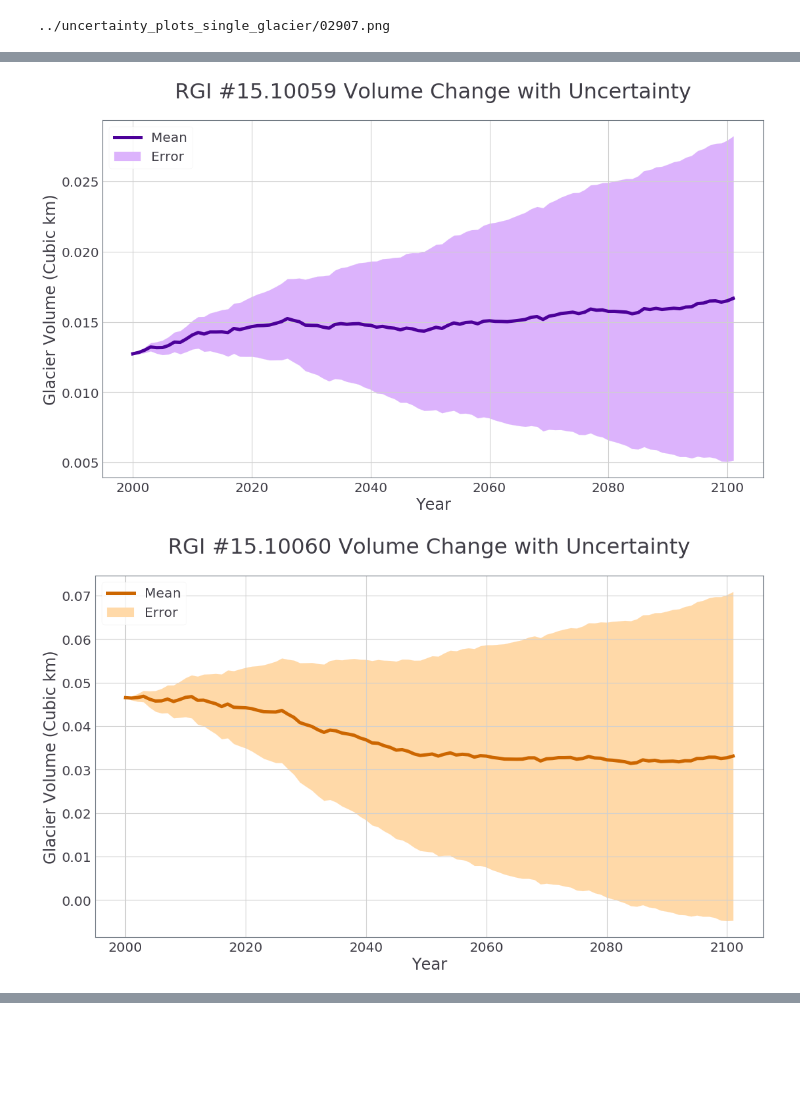
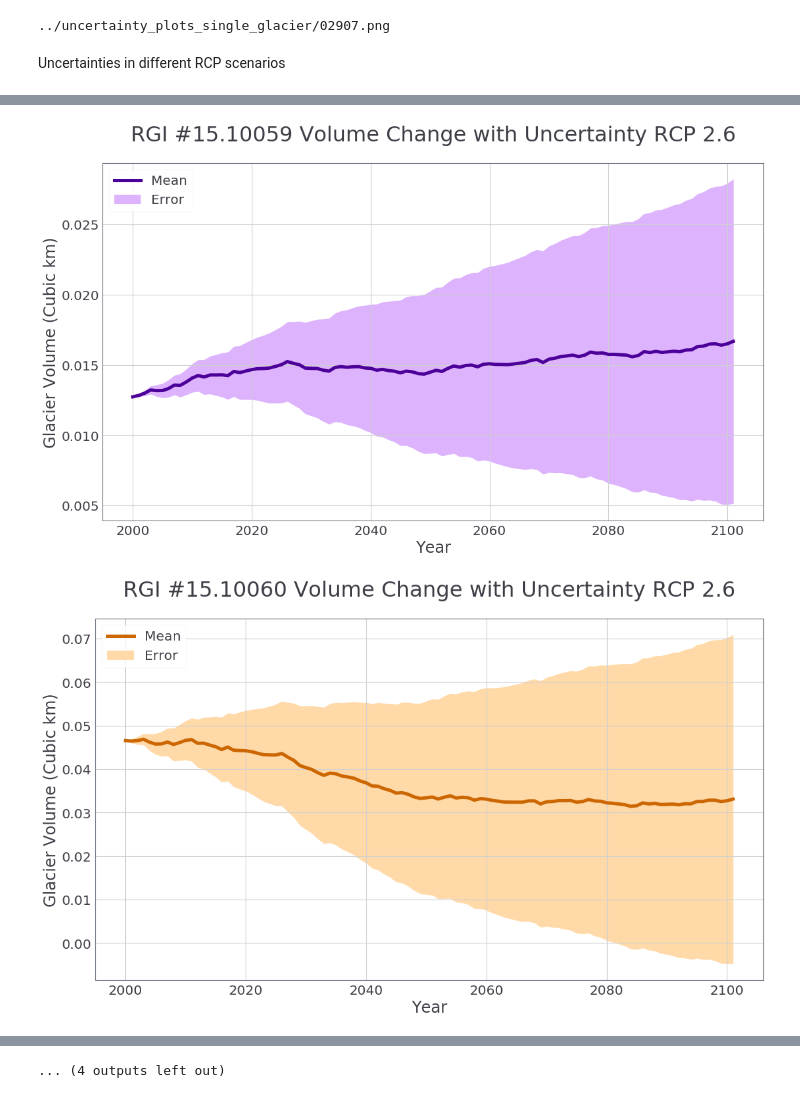
Before and after one commit to drounce/PyGEM, a Jupyter notebook: model_results_plot.ipynb, the cells around one changed output, grey strips where cells are left out. Drawn from its saved outputs; the diff is of its cells as text; code cells hidden in the pictures; blank space fills up the shorter version.

Commit message:
figured out how to combine uncertainty plots under different RCPs

```diff
--- a/model_results_plot.ipynb
+++ b/model_results_plot.ipynb
@@ -54,19 +54,26 @@ Upload datsets of model run results
 # %%
 results = {}
 
-filelist = glob.glob(os.path.join('../Output/' , '*s_all.nc'))
+filelist = glob.glob(os.path.join('../Output/' , 'PyGEM_R15_MPI-ESM-LR_rcp26*s_all.nc'))
 for f in filelist:
     print(f)
     name = f[66:-26]
     print(name)
     results[name] = xr.open_dataset(f)
 
-filelist2 = glob.glob(os.path.join('../Output/' , '*2_all.nc'))
+filelist2 = glob.glob(os.path.join('../Output/' , 'PyGEM_R15_MPI-ESM-LR_rcp26*2_all.nc'))
 for f in filelist2:
     print(f)
     name = f[66:-31]
     print(name)
     results[name] = xr.open_dataset(f)
+
+filelist3 = glob.glob(os.path.join('../Output/' , 'PyGEM_R15_MPI-ESM-LR_rcp85*.nc'))
+for f in filelist3:
+    print(f)
+    name = f[66:-31]
+    print(name)
+    results[name] = xr.open_dataset(f)
 # %% [output]
 ../Output/PyGEM_R15_MPI-ESM-LR_rcp26_biasadj_opt2_1995_2100_20180727_10000samples200ensembles_all.nc
 27_10000
@@ -236,7 +247,7 @@ glacs = [{0:'10075', 1:'10079', 2:'10059', 3: '10060'}, {0:'03473', 1:'03733', 2
 line_colors = ['#63c30f', '#CC6600', '#4C0099', '#2E90FF']
 shade_colors = ['#CEF6AB', '#FFD9A8', '#DCB3FC', '#B3E6FC']
 num_stds = 1
-ds_names = ['27_10000', '29_4glaciers10000']
+ds_names = ['27_10000', '29_4glaciers10000', '31_4glaciers10000', '30_4glaciers10000']
 
 for j in range(4):
 
@@ -280,21 +291,35 @@ for j in range(4):
 ../uncertainty_plots_single_glacier/10092.png
 [figure]
 ../uncertainty_plots_single_glacier/02907.png
+# %% [markdown]
+Uncertainties in different RCP scenarios
 # %%
 glacs = [{0:'10075', 1:'10079', 2:'10059', 3: '10060'}, {0:'03473', 1:'03733', 2:'10092', 3: '02907'}]
 line_colors = ['#63c30f', '#2E90FF', '#4C0099', '#CC6600']
 shade_colors = ['#CEF6AB', '#B3E6FC', '#DCB3FC', '#FFD9A8']
 num_stds = 1
-ds_names = ['27_10000', '29_4glaciers10000']
+ds_names = ['27_10000', '29_4glaciers10000', '31_4glaciers10000', '30_4glaciers10000']
+rcp = ['RCP 2.6', 'RCP 2.6', 'RCP 8.5', 'RCP 8.5']
+rcp2 = ['26', '26', '85', '85']
 
-for k in range(2):
+for k in range(4):
 
-    for j in range(4):
+    if k <= 1:
+
+        index = [0, 1, 2, 3]
+
+    elif k > 1:
+
+        index = [2,3,0,1]
+
+    j = 0
+
+    for idx in index:
 
         # get series of volume changes for different param sets
         series = []
         for run in results[ds_names[k]].sim.values:
-            sr = results[ds_names[k]]['volume_glac_annual'].sel(glac_idx=j, sim=run).to_series()
+            sr = results[ds_names[k]]['volume_glac_annual'].sel(glac_idx=idx, sim=run).to_series()
             series.append(sr)
 
         runs = pd.concat(series, axis=1)
@@ -306,7 +331,7 @@ for k in range(2):
         # do the plotting
         fig = plt.figure()
 
-        if k == 0:
+        if k % 2 == 0:
             plt.plot(mean, color=line_colors[j], linewidth=5, label='Mean')
             plt.fill_between(std.index, mean-(num_stds*std), mean+(num_stds*std), label='Error', color=shade_colors[j])
             plt.legend(loc='upper left', fontsize=20)
@@ -316,7 +341,7 @@ for k in range(2):
             plt.legend(loc='best', fontsize=20)
 
         # niceties
-        plt.title('RGI #15.' + glacs[k][j] + ' Volume Change with Uncertainty', fontsize = 32, y=1.05)
+        plt.title('RGI #15.' + glacs[k%2][j] + ' Volume Change with Uncertainty ' + rcp[k], fontsize = 32, y=1.05)
         plt.ylabel('Glacier Volume (Cubic km)', fontsize =24)
         plt.xlabel('Year', fontsize = 24)
 
@@ -324,7 +349,9 @@ for k in range(2):
         plt.yticks(fontsize=20)
 
         plt.show()
-        #print('../uncertainty_plots_single_glacier/' + glacs[k][j] + '.png')
+        #print('../uncertainty_plots_single_glacier/' + glacs[k%2][j] + '_rcp'+ rcp2[k] + '.png')
 
-        #fig.savefig('../uncertainty_plots_single_glacier/' + glacs[k][j] + '.png')
+        #fig.savefig('../uncertainty_plots_single_glacier/' + glacs[k%2][j] + '_rcp'+ rcp2[k] + '.png')
+
+        j += 1
 # %% [output]
@@ -333,2 +360,2 @@ for k in range(2):
-[figure, old version]
+[figure, new version]
-[figure, old version]
+[figure, new version]
@@ -338,0 +370 @@ for k in range(2):
+... (4 outputs left out)
```
Also changed, not shown: parts of 8 cells of this notebook, 3 other files.
